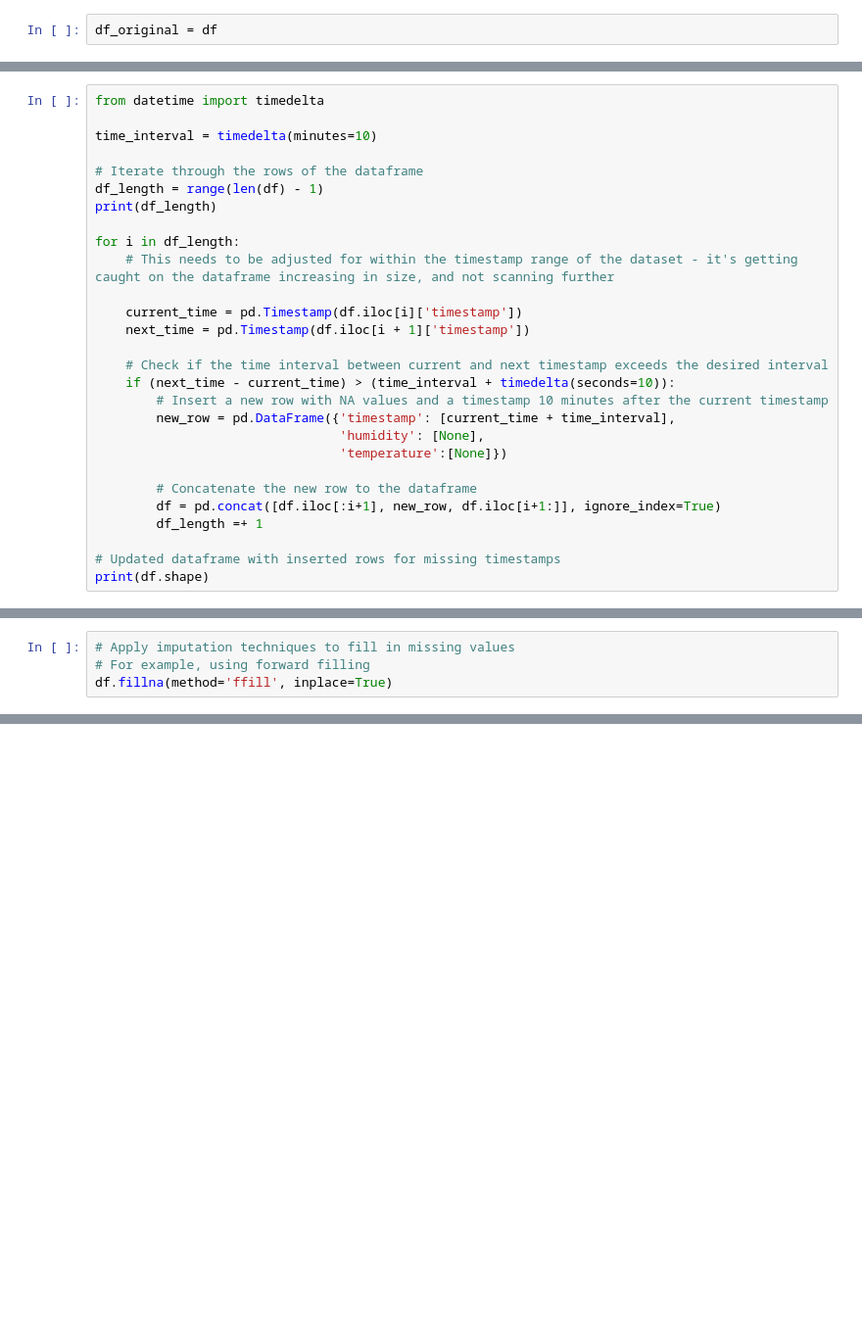
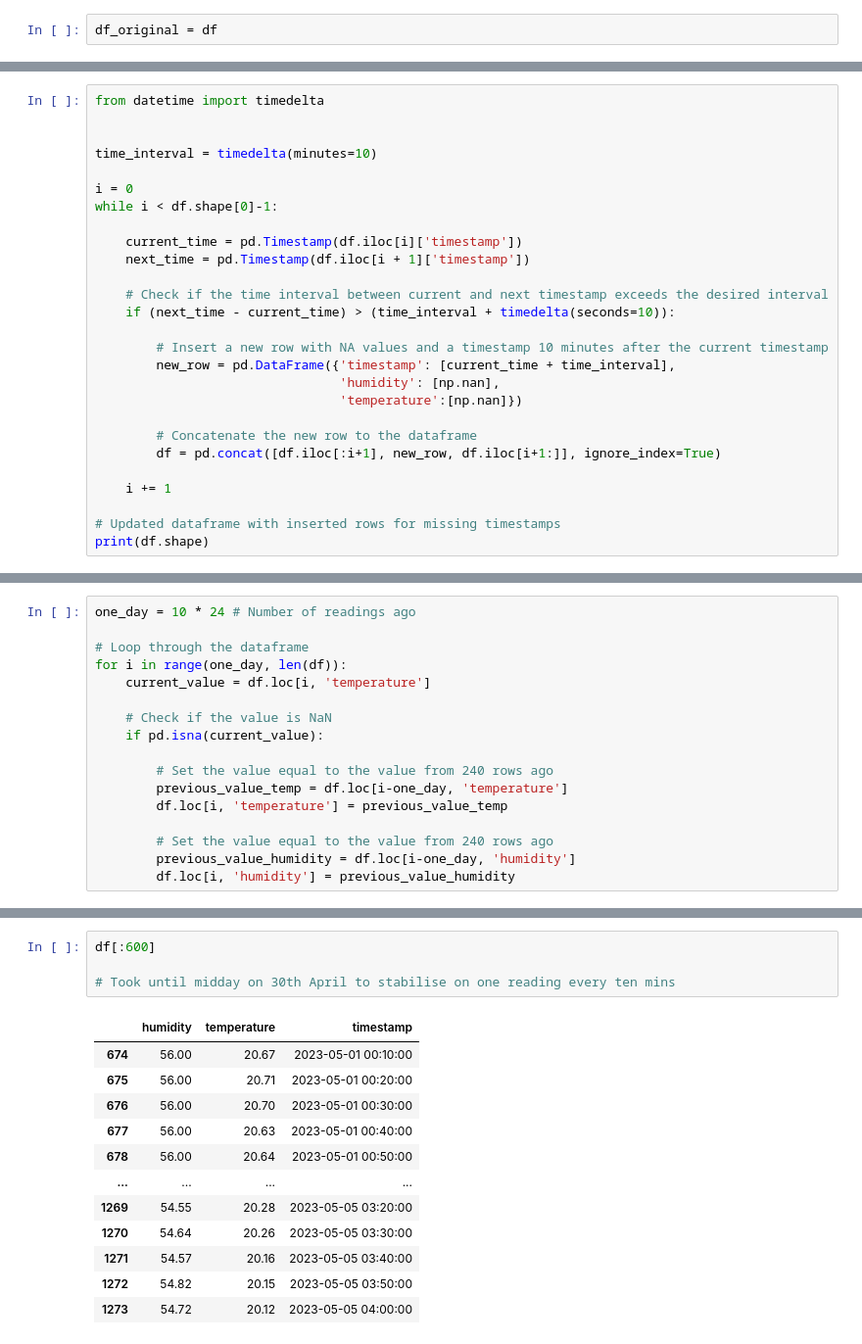
Before and after one commit to bndxn/raspberry-pi-notes, a Jupyter notebook: analysis/5. Dealing with missing data.ipynb, the cells around one changed output, grey strips where cells are left out. Shown at 98% size. Saved outputs shown, nothing was run; the diff lists cells and outputs as text; blank space fills up the shorter version.

Commit message:
dealing with missing data - day behind

```diff
--- a/analysis/5. Dealing with missing data.ipynb
+++ b/analysis/5. Dealing with missing data.ipynb
@@ -44,28 +43,27 @@ len(df)
 # %%
 from datetime import timedelta
 
+
 time_interval = timedelta(minutes=10)
 
-# Iterate through the rows of the dataframe
-df_length = range(len(df) - 1)
-print(df_length)
-
-for i in df_length:
-    # This needs to be adjusted for within the timestamp range of the dataset - it's getting caught on the dataframe increasing in size, and not scanning further
+i = 0
+while i < df.shape[0]-1:
 
     current_time = pd.Timestamp(df.iloc[i]['timestamp'])
     next_time = pd.Timestamp(df.iloc[i + 1]['timestamp'])
 
     # Check if the time interval between current and next timestamp exceeds the desired interval
     if (next_time - current_time) > (time_interval + timedelta(seconds=10)):
+
         # Insert a new row with NA values and a timestamp 10 minutes after the current timestamp
         new_row = pd.DataFrame({'timestamp': [current_time + time_interval],
-                                'humidity': [None],
-                                'temperature':[None]})
+                                'humidity': [np.nan],
+                                'temperature':[np.nan]})
 
         # Concatenate the new row to the dataframe
         df = pd.concat([df.iloc[:i+1], new_row, df.iloc[i+1:]], ignore_index=True)
-        df_length =+ 1
+
+    i += 1
 
 # Updated dataframe with inserted rows for missing timestamps
 print(df.shape)
@@ -75,4 +71,0 @@ range(0, 11042)
-# %%
-# Apply imputation techniques to fill in missing values
-# For example, using forward filling
-df.fillna(method='ffill', inplace=True)
@@ -78,0 +85,17 @@ df.fillna(method='ffill', inplace=True)
+# %%
+one_day = 10 * 24 # Number of readings ago
+
+# Loop through the dataframe
+for i in range(one_day, len(df)):
+    current_value = df.loc[i, 'temperature']
+
+    # Check if the value is NaN
+    if pd.isna(current_value):
+
+        # Set the value equal to the value from 240 rows ago
+        previous_value_temp = df.loc[i-one_day, 'temperature']
+        df.loc[i, 'temperature'] = previous_value_temp
+
+        # Set the value equal to the value from 240 rows ago
+        previous_value_humidity = df.loc[i-one_day, 'humidity']
+        df.loc[i, 'humidity'] = previous_value_humidity
@@ -78,0 +105,17 @@ df.fillna(method='ffill', inplace=True)
+# %%
+df[:600]
+
+# Took until midday on 30th April to stabilise on one reading every ten mins
+# %% [output]
+|  | humidity | temperature | timestamp |
+| 674 | 56.00 | 20.67 | 2023-05-01 00:10:00 |
+| 675 | 56.00 | 20.71 | 2023-05-01 00:20:00 |
+| 676 | 56.00 | 20.70 | 2023-05-01 00:30:00 |
+| 677 | 56.00 | 20.63 | 2023-05-01 00:40:00 |
+| 678 | 56.00 | 20.64 | 2023-05-01 00:50:00 |
+| ... | ... | ... | ... |
+| 1269 | 54.55 | 20.28 | 2023-05-05 03:20:00 |
+| 1270 | 54.64 | 20.26 | 2023-05-05 03:30:00 |
+| 1271 | 54.57 | 20.16 | 2023-05-05 03:40:00 |
+| 1272 | 54.82 | 20.15 | 2023-05-05 03:50:00 |
+| 1273 | 54.72 | 20.12 | 2023-05-05 04:00:00 |
```
Also changed, not shown: parts of 17 cells of this notebook, 1 other file.
